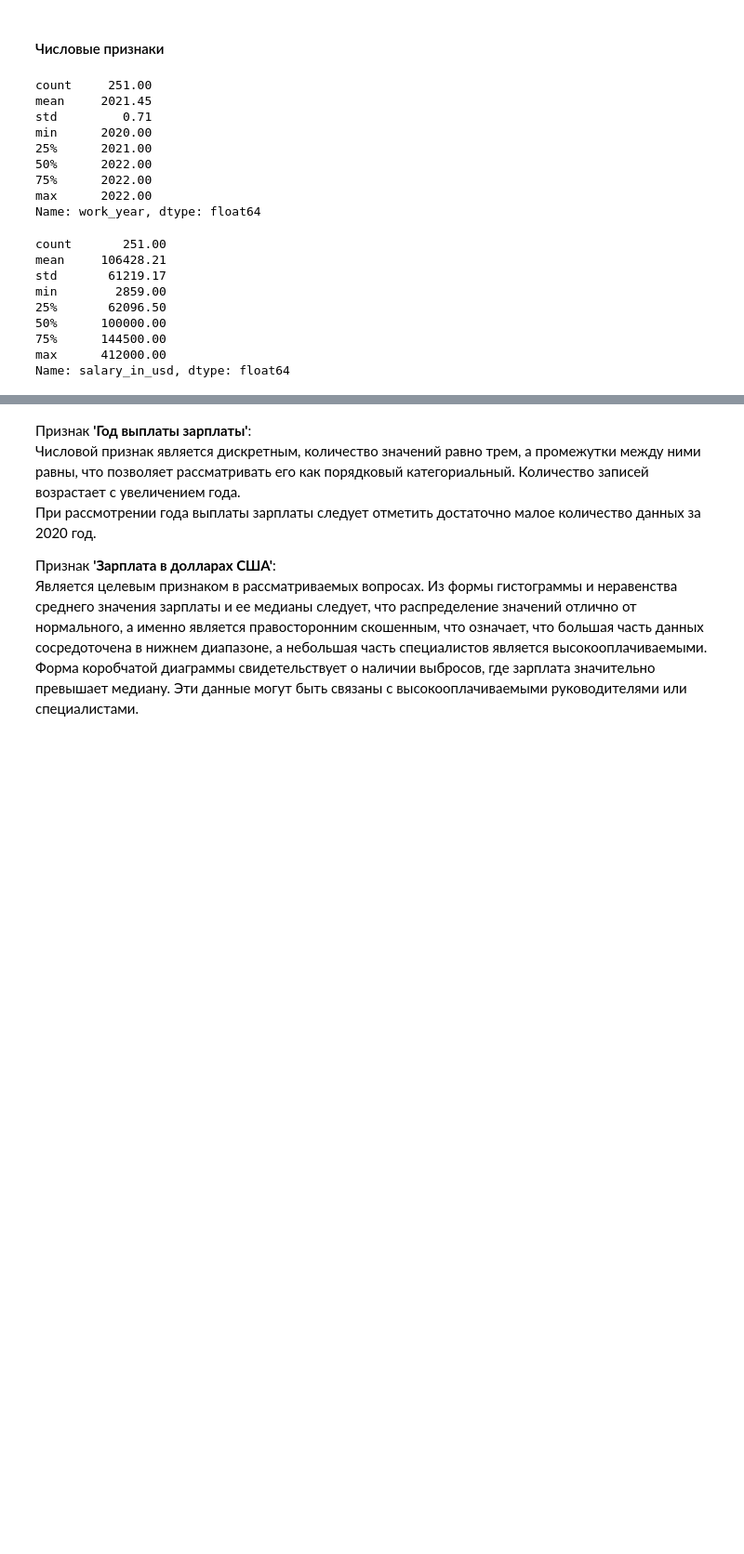
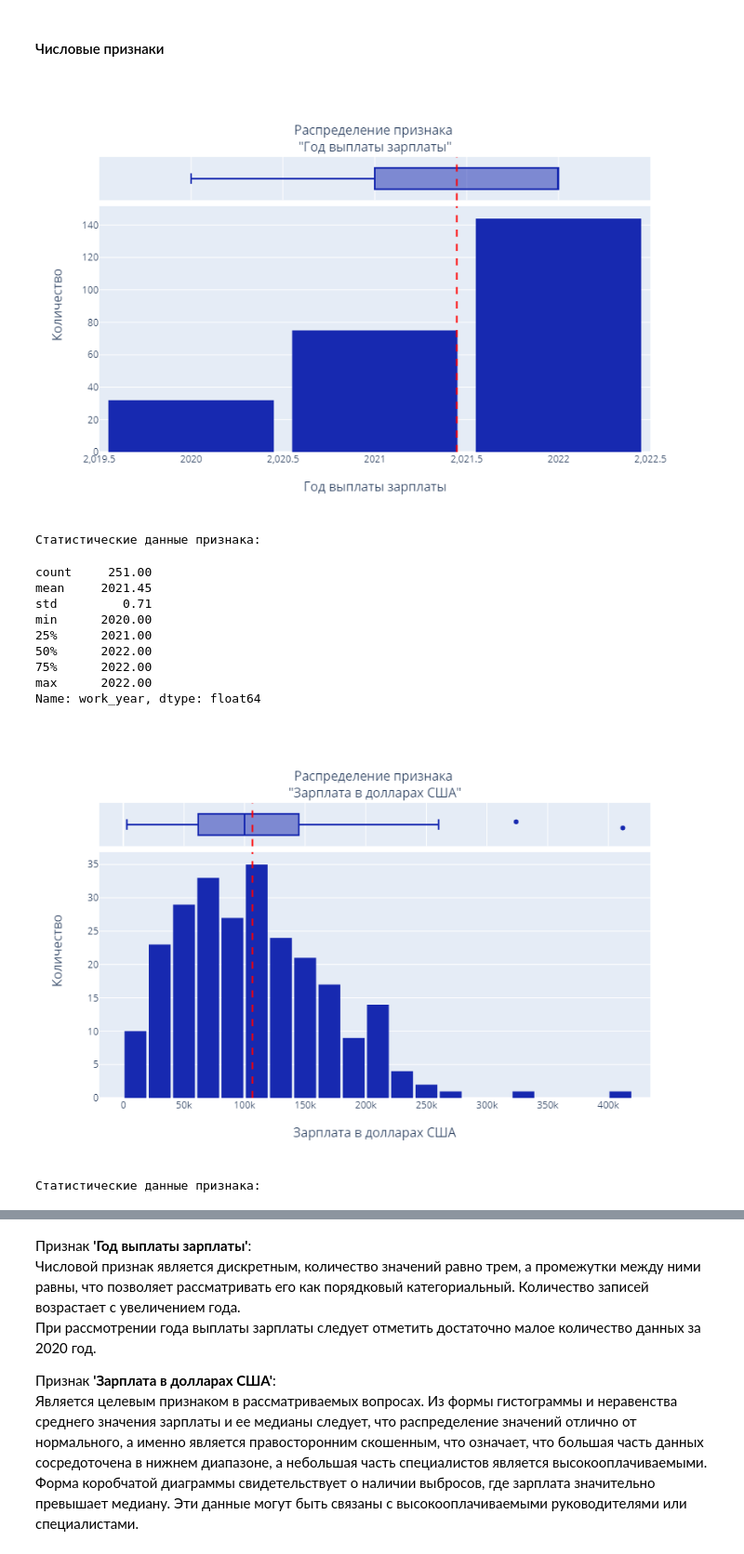
Before and after one commit to al-ogr/sf_data_science_hw, a Jupyter notebook: HW-03/HW-03.ipynb, the cells around one changed output, grey strips where cells are left out. Shown at 93% size. Drawn from its saved outputs; the diff is of its cells as text; code cells hidden in the pictures; blank space fills up the shorter version.

```diff
--- a/HW-03/HW-03.ipynb
+++ b/HW-03/HW-03.ipynb
@@ -235,54 +234,51 @@ dict_col_name_rus = {'work_year': 'Год выплаты зарплаты',
 # %% [markdown]
 #### Числовые признаки
 # %%
+# Построение гистограммы распределения каждого числового признака
 for col in df_ds_salaries_cleared.columns:
-    if df_ds_salaries_cleared[col].dtype in ['int64', 'float32']:
+    if pd.api.types.is_numeric_dtype(df_ds_salaries_cleared[col].dtype):
         # Инициализация полотна на два графика с общей осью X
         fig_col = make_subplots(rows=2, cols=1,
                                 shared_xaxes=True, # Общая ось Х
                                 x_title=dict_col_name_rus[col],
                                 y_title='Количество',
                                 row_heights=[0.15, 0.85], # Относительная высота полотен
                                 subplot_titles=(f"Распределение признака <br>\"{dict_col_name_rus[col]}\"", ""),
                                 vertical_spacing=0.02) # Высота разделителя
         # Построение коробчатой диаграммы
         fig_col.add_trace(go.Box(x=df_ds_salaries_cleared[col],
                                  marker_color = '#1729B0', # Цвет маркера
                                  jitter=0.5, # Разнос точек выбросов по вертикали
                                  name='',
                                  showlegend=False),
                           row=1, col=1)
         # Построение гистограммы
         fig_col.add_trace(go.Histogram(x=df_ds_salaries_cleared[col],
                                        marker_color = '#1729B0', # Цвет маркера
                                        name=dict_col_name_rus[col], # Название набора данных
                                        showlegend=False),
                           row=2, col=1)
         # Построение линии среднего значения
         fig_col.add_vline(x=df_ds_salaries_cleared[col].mean(),
                           line=dict(color="Red", dash='dash')) # Стиль линии
         # Размер полотна
         fig_col.update_layout(autosize = False, width = 850, height = 550,
                               bargap=0.1) # Расстояние между столбцами гистограммы
-        fig_col.show()
+        fig_col.show('png')
 
+        print('Статистические данные признака:')
         display(df_ds_salaries_cleared[col].describe().round(2))
 # %% [output]
+[figure, added]
-count     251.00
-mean     2021.45
-std         0.71
-min      2020.00
-25%      2021.00
-50%      2022.00
-75%      2022.00
-max      2022.00
-Name: work_year, dtype: float64
+Статистические данные признака:
-count       251.00
-mean     106428.21
-std       61219.17
-min        2859.00
-25%       62096.50
-50%      100000.00
-75%      144500.00
-max      412000.00
-Name: salary_in_usd, dtype: float64
+count     251.00
+mean     2021.45
+std         0.71
+min      2020.00
+25%      2021.00
+50%      2022.00
+75%      2022.00
+max      2022.00
+Name: work_year, dtype: float64
+[figure, added]
+Статистические данные признака:
```
Also changed, not shown: parts of 36 cells of this notebook.
